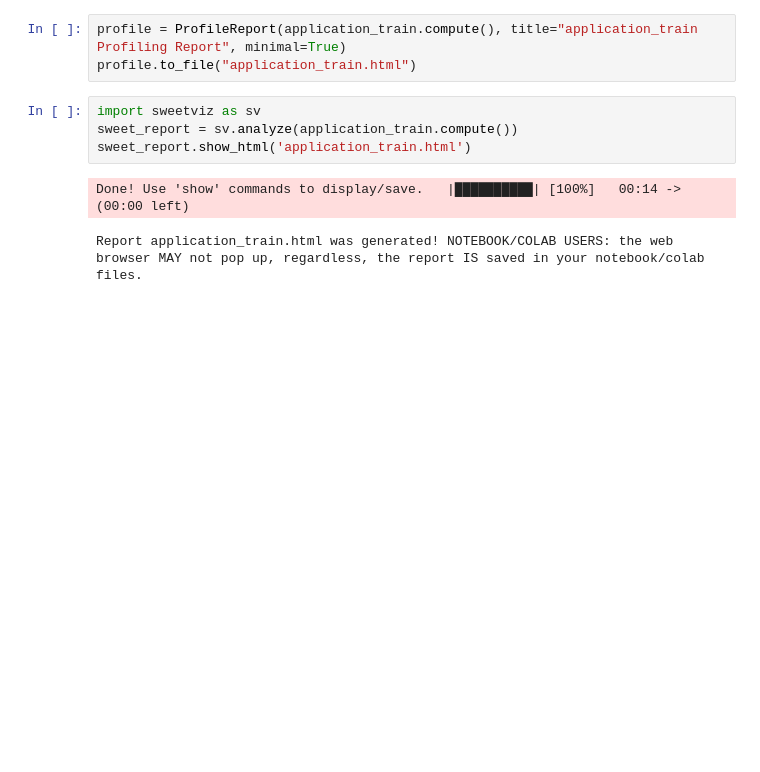
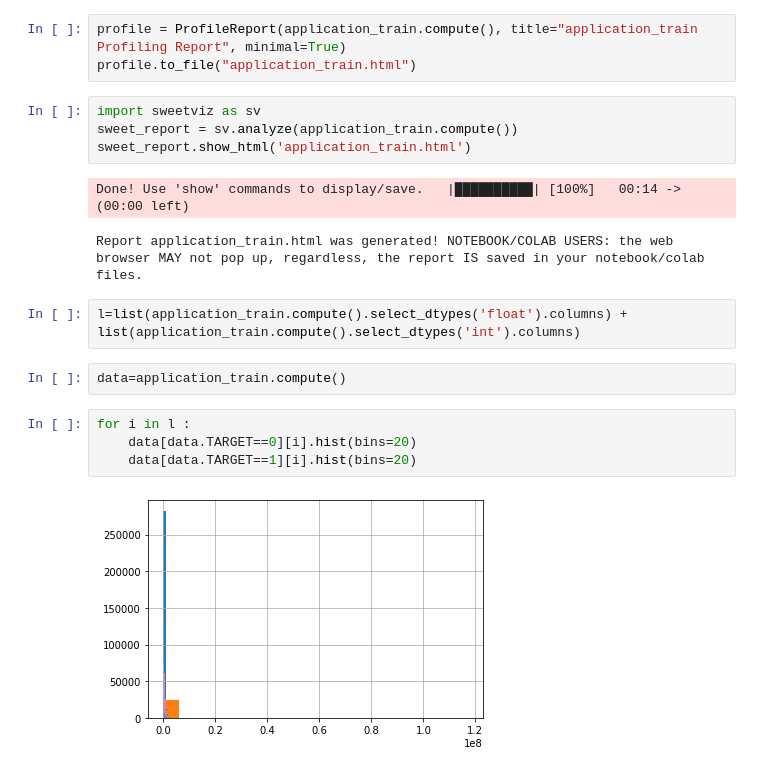
Before and after one commit to AhmedRebaiVDS/credit_bureau_risk, a Jupyter notebook: notebooks/EDA/first/application_train_part2.ipynb, the cells around one changed output. Cells and saved outputs as stored; diff of their text form; blank space fills up the shorter version.

Commit message:
EDA colonne/target

```diff
--- a/notebooks/application_train_part2.ipynb
+++ b/notebooks/EDA/first/application_train_part2.ipynb
@@ -52,3 +52,13 @@ sweet_report.show_html('application_train.html')
 # %% [output]
 Done! Use 'show' commands to display/save.   |██████████| [100%]   00:14 -> (00:00 left)
 Report application_train.html was generated! NOTEBOOK/COLAB USERS: the web browser MAY not pop up, regardless, the report IS saved in your notebook/colab files.
+# %%
+l=list(application_train.compute().select_dtypes('float').columns) + list(application_train.compute().select_dtypes('int').columns)
+# %%
+data=application_train.compute()
+# %%
+for i in l :
+    data[data.TARGET==0][i].hist(bins=20)
+    data[data.TARGET==1][i].hist(bins=20)
+# %% [output]
+[figure, added]
```
Also changed, not shown: 18 other files.
